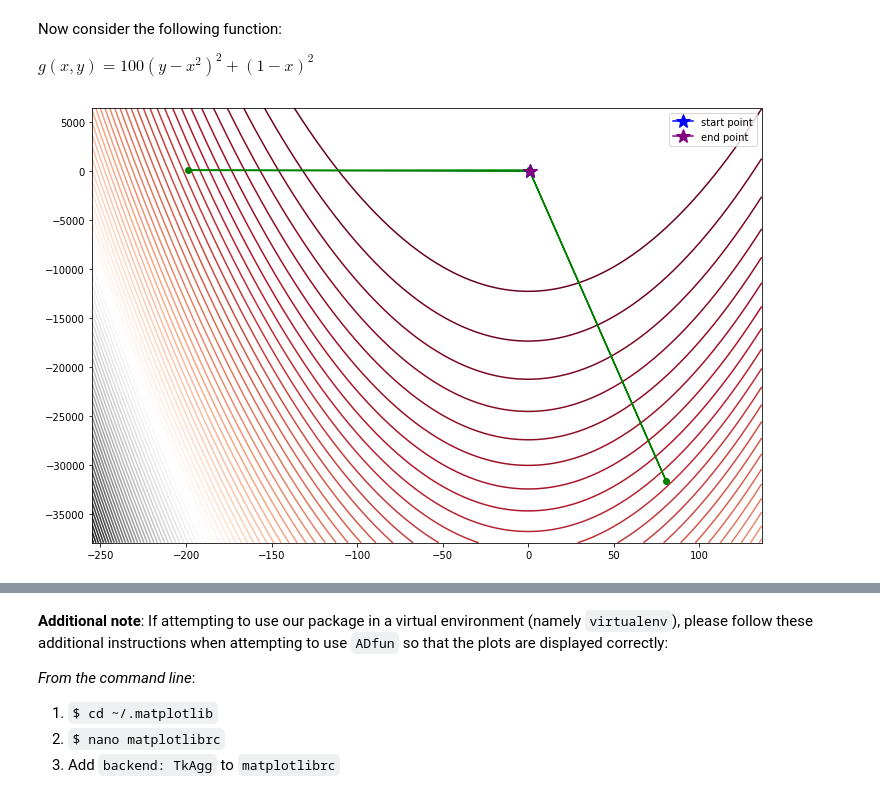
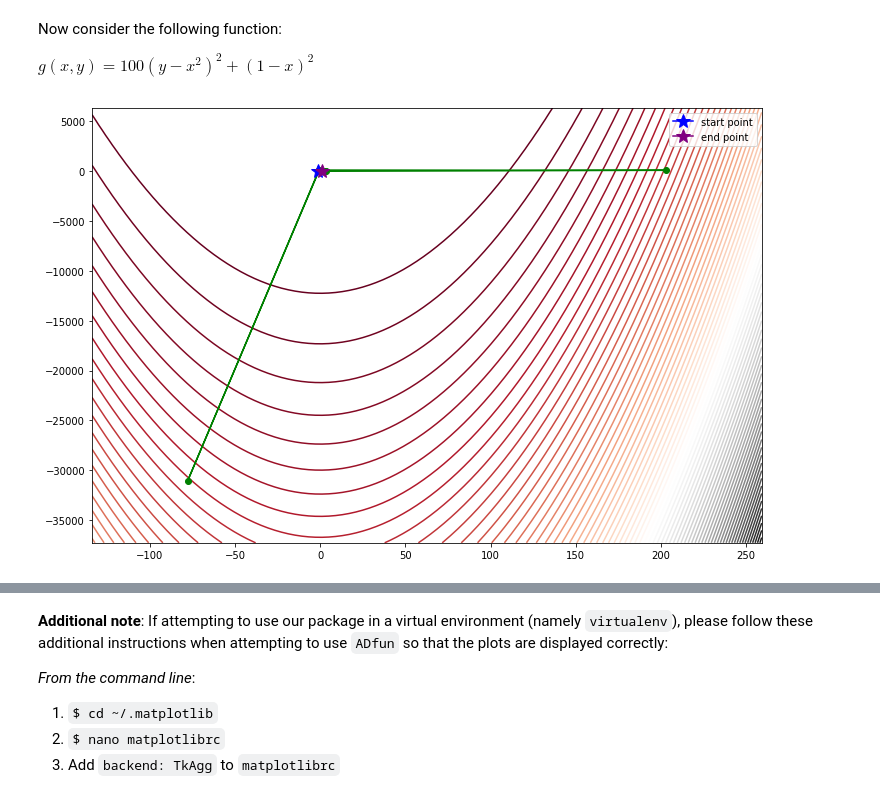
Before and after one commit to CS207ProjectGroup8/cs207-FinalProject, a Jupyter notebook: docs/documentation.ipynb, the cells around one changed output, grey strips where cells are left out. Drawn from its saved outputs; the diff is of its cells as text; code cells hidden in the pictures.

```diff
--- a/docs/documentation.ipynb
+++ b/docs/documentation.ipynb
@@ -216,7 +216,7 @@ $g(x, y) = 100 (y-x^2)^2 + (1-x)^2$
 def G(x):
     return [100*ef.power((x[1]-x[0]*x[0]),2) + ef.power((1-x[0]),2)]
 # %%
-BGFS_result = adf.Mini(G, [1, 0.5], plot = True)
+BGFS_result = adf.Mini(G, [-1, 0.5], plot = True)
 # %% [output]
-[figure, old version]
+[figure, new version]
 # %%
```
Also changed, not shown: parts of 3 cells of this notebook, 1 other file.
